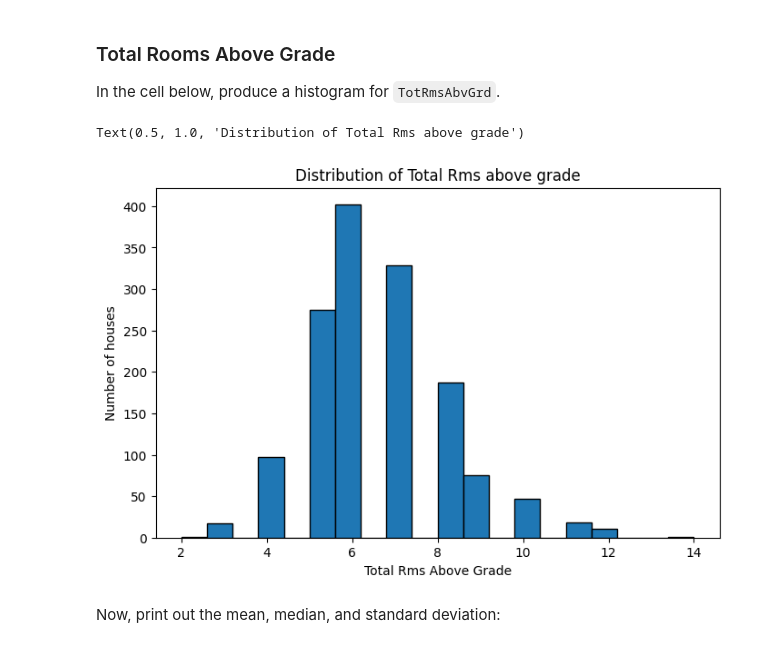
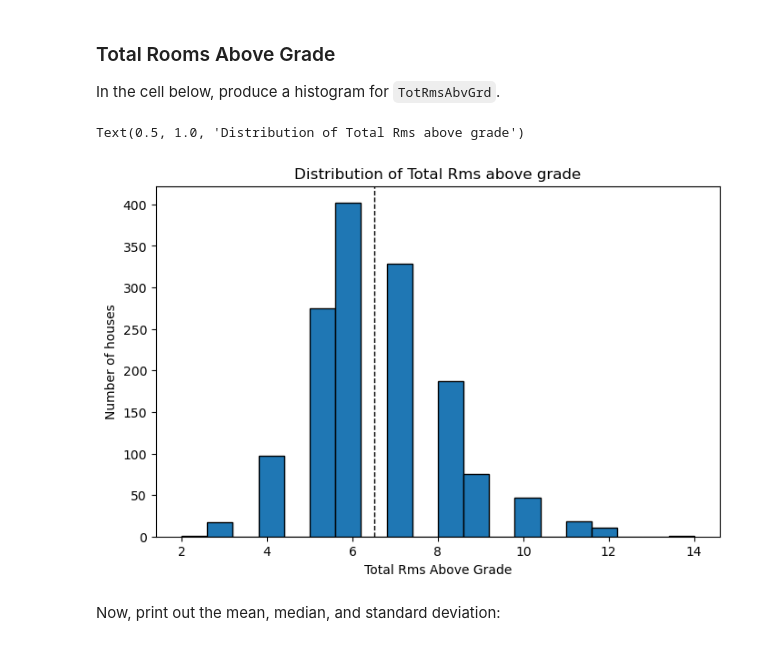
Before and after one commit to Namnyak/eda-with-pandas, a Jupyter notebook: index.ipynb, the cells around one changed output. Drawn from its saved outputs; the diff is of its cells as text; code cells hidden in the pictures.

Commit message:
changes made on hidt plot

```diff
--- a/index.ipynb
+++ b/index.ipynb
@@ -202,15 +204,17 @@ In the cell below, produce a histogram for `TotRmsAbvGrd`.
 # %%
 # Your code here
 above_grade_col =df['TotRmsAbvGrd']
+mean_TotRmsAbvGrd = above_grade_col.mean()
 
 plt.figure(figsize=(8,5))
 plt.hist(above_grade_col, bins=20, edgecolor='black')
+plt.axvline(mean_TotRmsAbvGrd, color='black', linestyle='dashed', linewidth=1)
 plt.xlabel('Total Rms Above Grade')
 plt.ylabel('Number of houses')
 plt.title('Distribution of Total Rms above grade')
 # %% [output]
 Text(0.5, 1.0, 'Distribution of Total Rms above grade')
-[figure, old version]
+[figure, new version]
 # %% [markdown]
 Now, print out the mean, median, and standard deviation:
 # %%
```
Also changed, not shown: parts of 4 cells of this notebook.
